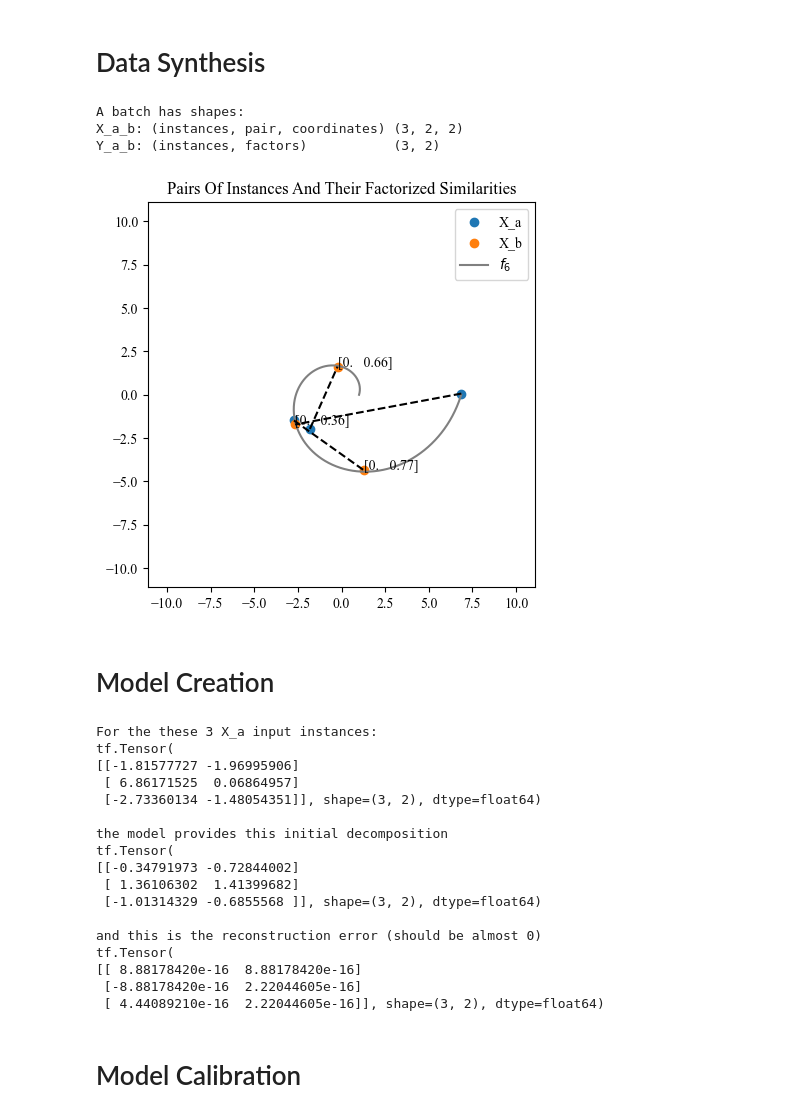
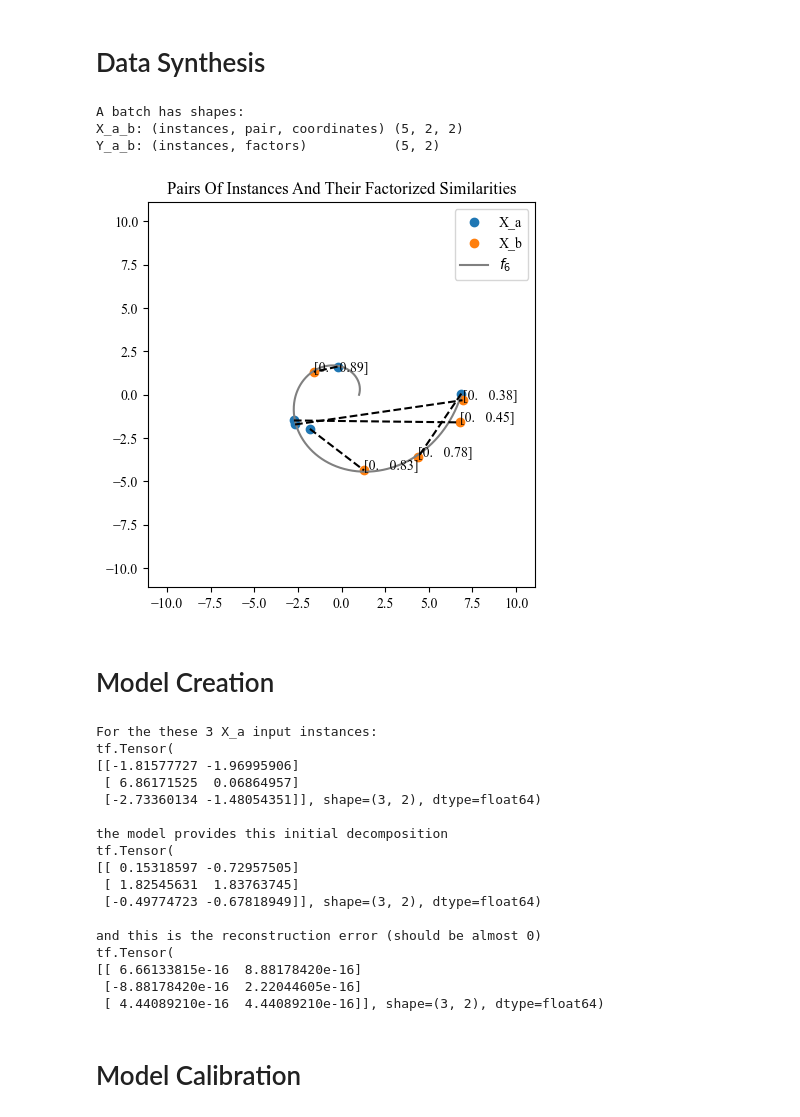
Before and after one commit to TimHenry1995/gyoza, a Jupyter notebook: src/gyoza/scripts/manifolds.ipynb, the cells around one changed output. Saved outputs shown, nothing was run; the diff lists cells and outputs as text; code cells hidden in the pictures.

```diff
--- a/src/gyoza/scripts/manifolds.ipynb
+++ b/src/gyoza/scripts/manifolds.ipynb
@@ -80,39 +127,38 @@ noise_strength = 0.3
 noise_function = lambda x_1, x_2: (x_1 + noise_strength * np.random.standard_normal(size=x_1.shape), x_2 + noise_strength * np.random.standard_normal(size=x_2.shape))
 manifold_function = lambda x: noise_function(*manifold_function_raw(x))
 
 # 5. Generate data
 Y = np.concatenate([np.zeros([len(s),1]), s[:, np.newaxis]], axis=1) # Here the first dimension is zero because deviation from the manifold is pushed to the residual factor. The second dimension is the step along the manifold
 x_1, x_2 = manifold_function(s) # Map onto manifold in 2D plane
 X = np.concatenate([x_1[:,np.newaxis], x_2[:,np.newaxis]], axis=1); del x_1, x_2
 
 # 6. Choose a data iterator
 similarity_function = lambda y_a, y_b: np.concatenate([np.zeros([y_a.shape[0],1]), 1 - np.abs(y_a[:,1:2]-y_b[:,1:2])/S], axis=1)
-iterator = mdis.volatile_factorized_pair_iterator(X=X, Y=Y, batch_size=3, similarity_function=similarity_function)
+iterator = mdis.volatile_factorized_pair_iterator(X=X, Y=Y, batch_size=5, similarity_function=similarity_function)#mdis.VolatileFactorizedPairIterator(X=X, Y=Y, batch_size=3, similarity_function=similarity_function)
 X_a_b, Y_a_b = next(iterator)
 print("A batch has shapes:")
 print("X_a_b: (instances, pair, coordinates)", X_a_b.shape)
 print("Y_a_b: (instances, factors)          ", Y_a_b.shape)
 
 # 7. Plot instances
 plt.figure(figsize=(5,5)); plt.title("Pairs Of Instances And Their Factorized Similarities")
 
 plt.scatter(X_a_b[:,0,0], X_a_b[:,0,1]) # Instances a
 plt.scatter(X_a_b[:,1,0], X_a_b[:,1,1]) # Instances b
 
-#for i in range(len(s)-1): plt.scatter(*manifold_function_raw(s[i:i+2]), color='gray', marker='.')
-plt.plot(*manifold_function_raw(s), color='gray')#, marker='.')
+plt.plot(*manifold_function_raw(s), color='gray')
 
 plt.legend(['X_a','X_b',rf'${manifold_name}$'])
 for i in range(X_a_b.shape[0]):
     plt.plot([X_a_b[i,0,0], X_a_b[i,1,0]], [X_a_b[i,0,1], X_a_b[i,1,1]], '--', color='black')
     plt.text(X_a_b[i,1,0], X_a_b[i,1,1], str(np.round(Y_a_b[i], 2)))
 plt.ylim(-S/1.8,S/1.8); plt.xlim(-S/1.8,S/1.8)
 plt.show()
 # %% [output]
 A batch has shapes:
-X_a_b: (instances, pair, coordinates) (3, 2, 2)
-Y_a_b: (instances, factors)           (3, 2)
+X_a_b: (instances, pair, coordinates) (5, 2, 2)
+Y_a_b: (instances, factors)           (5, 2)
-[figure, old version]
+[figure, new version]
 # %% [markdown]
 # Model Creation
 # %%
@@ -162,15 +208,15 @@ tf.Tensor(
 
 the model provides this initial decomposition
 tf.Tensor(
-[[-0.34791973 -0.72844002]
- [ 1.36106302  1.41399682]
- [-1.01314329 -0.6855568 ]], shape=(3, 2), dtype=float64)
+[[ 0.15318597 -0.72957505]
+ [ 1.82545631  1.83763745]
+ [-0.49774723 -0.67818949]], shape=(3, 2), dtype=float64)
 
 and this is the reconstruction error (should be almost 0)
 tf.Tensor(
-[[ 8.88178420e-16  8.88178420e-16]
+[[ 6.66133815e-16  8.88178420e-16]
  [-8.88178420e-16  2.22044605e-16]
- [ 4.44089210e-16  2.22044605e-16]], shape=(3, 2), dtype=float64)
+ [ 4.44089210e-16  4.44089210e-16]], shape=(3, 2), dtype=float64)
 # %% [markdown]
 # Model Calibration
 # %%
```
Also changed, not shown: parts of 8 cells of this notebook, 3 other files.
